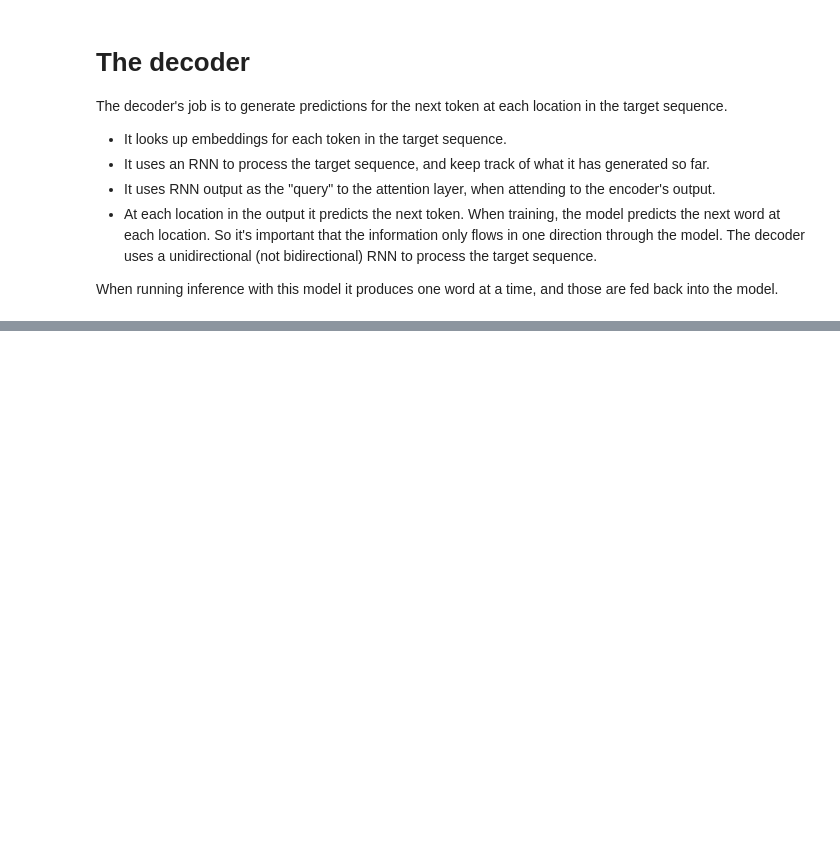
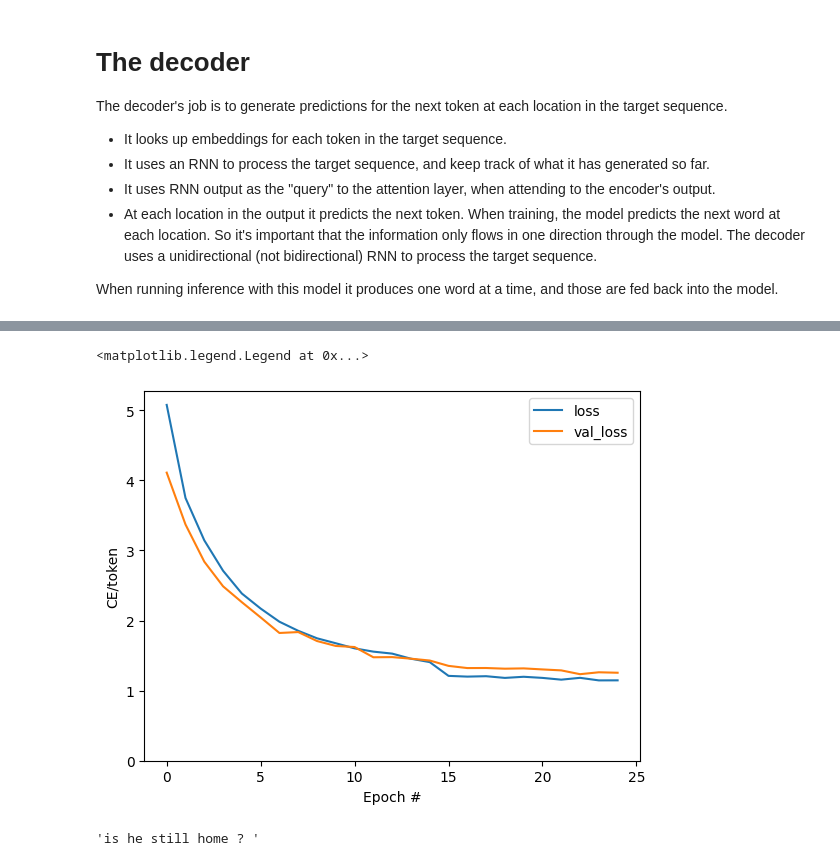
Before and after one commit to AndLydakis/NLPCourses, a Jupyter notebook: NLP_TransformerModels/attentions/seq2seq.ipynb, the cells around one changed output, grey strips where cells are left out. Drawn from its saved outputs; the diff is of its cells as text; code cells hidden in the pictures; blank space fills up the shorter version.

```diff
--- a/NLP_TransformerModels/attentions/seq2seq.ipynb
+++ b/NLP_TransformerModels/attentions/seq2seq.ipynb
@@ -463,0 +521,2 @@ class Decoder(tf.keras.layers.Layer):
+# %%
+model = Translator(UNITS, context_text_processor, target_text_processor)
@@ -463,0 +563,26 @@ class Decoder(tf.keras.layers.Layer):
+# %%
+
+def masked_acc(y_true, y_pred):
+    # Calculate the loss for each item in the batch.
+    y_pred = tf.argmax(y_pred, axis=-1)
+    y_pred = tf.cast(y_pred, y_true.dtype)
+
+    match = tf.cast(y_true == y_pred, tf.float32)
+    mask = tf.cast(y_true != 0, tf.float32)
+
+    return tf.reduce_sum(match)/tf.reduce_sum(mask)
+# %%
+
+model.compile(optimizer='adam',
+              loss=masked_loss,
+              metrics=[masked_acc, masked_loss])
+# %%
+
+history = model.fit(
+    train_ds.repeat(),
+    epochs=25,
+    steps_per_epoch = 100,
+    validation_data=val_ds,
+    validation_steps = 20,
+    callbacks=[
+        tf.keras.callbacks.EarlyStopping(patience=3)])
@@ -463,0 +607,15 @@ class Decoder(tf.keras.layers.Layer):
+# %%
+plt.plot(history.history['loss'], label='loss')
+plt.plot(history.history['val_loss'], label='val_loss')
+plt.ylim([0, max(plt.ylim())])
+plt.xlabel('Epoch #')
+plt.ylabel('CE/token')
+plt.legend()
+# %% [output]
+<matplotlib.legend.Legend at 0x...>
+[figure, added]
+# %%
+result = model.translate(['¿Todavía está en casa?']) # Are you still home
+result[0].numpy().decode()
+# %% [output]
+'is he still home ? '
```
Also changed, not shown: parts of 13 cells of this notebook, 1 other file.
